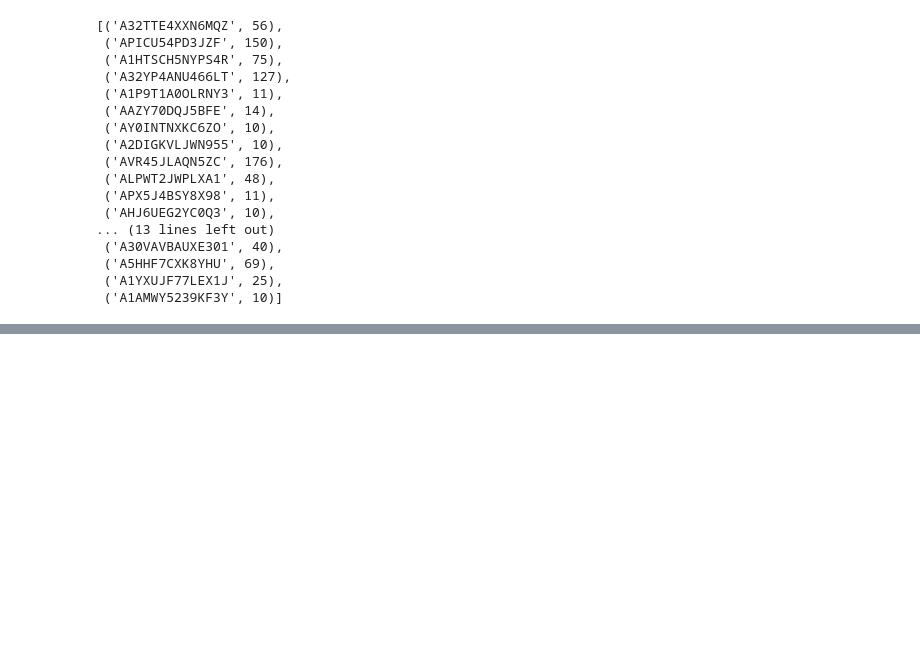
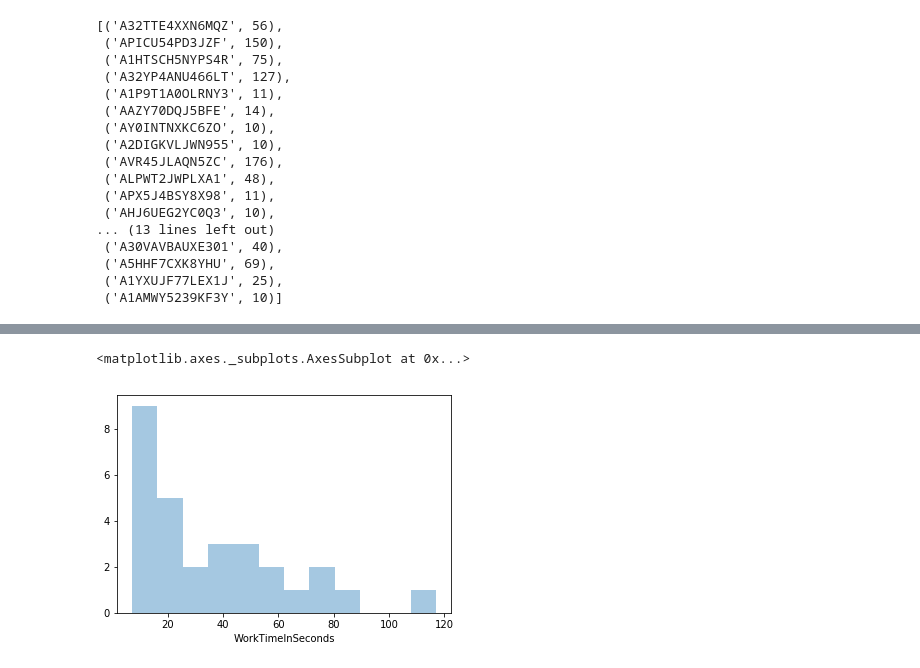
Before and after one commit to pzp1997/crowd-art, a Jupyter notebook: src/animate/heatmap_animate.ipynb, the cells around one changed output, grey strips where cells are left out. Drawn from its saved outputs; the diff is of its cells as text; code cells hidden in the pictures; blank space fills up the shorter version.

```diff
--- a/src/animate/heatmap_animate.ipynb
+++ b/src/animate/heatmap_animate.ipynb
@@ -166,0 +167,5 @@ array([1., 1., 1., 1., 1., 1., 1., 1., 1., 1., 1., 1., 1., 1., 1., 1., 1.,
+# %%
+sns.distplot(heatmap_df['WorkTimeInSeconds'], bins=12, hist=True, kde=False)
+# %% [output]
+<matplotlib.axes._subplots.AxesSubplot at 0x...>
+[figure, added]
```
Also changed, not shown: parts of 13 cells of this notebook.
